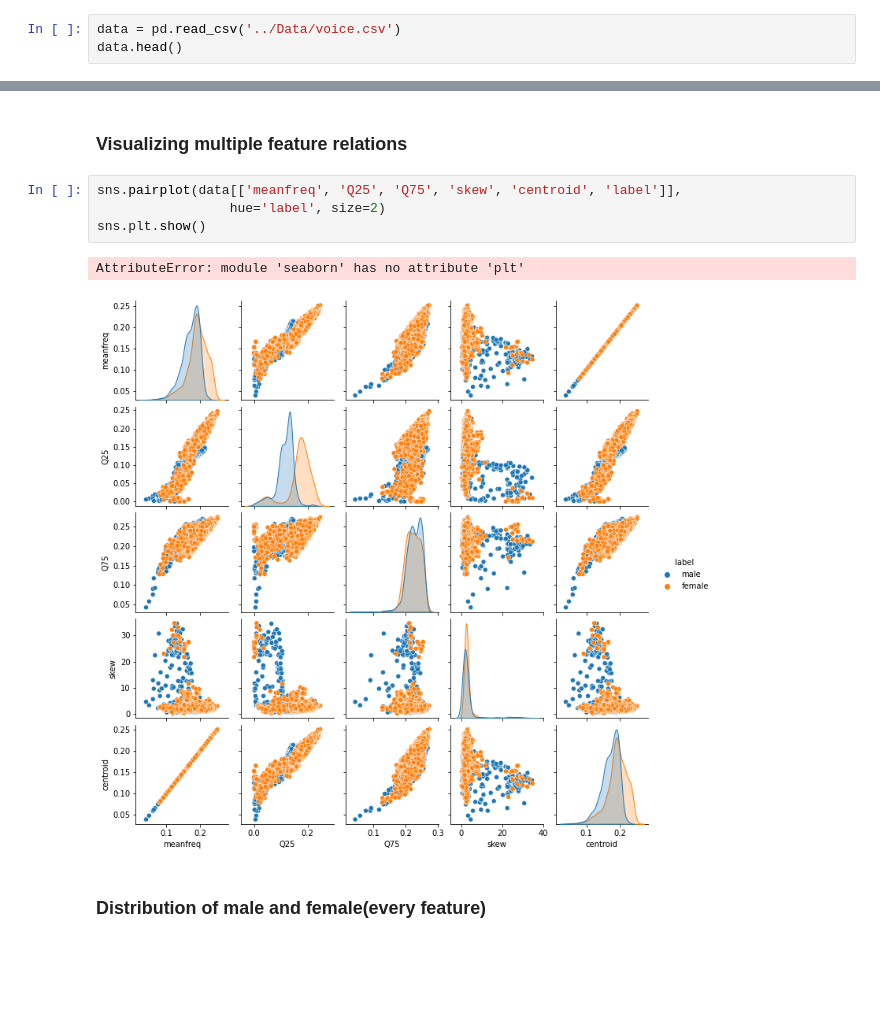
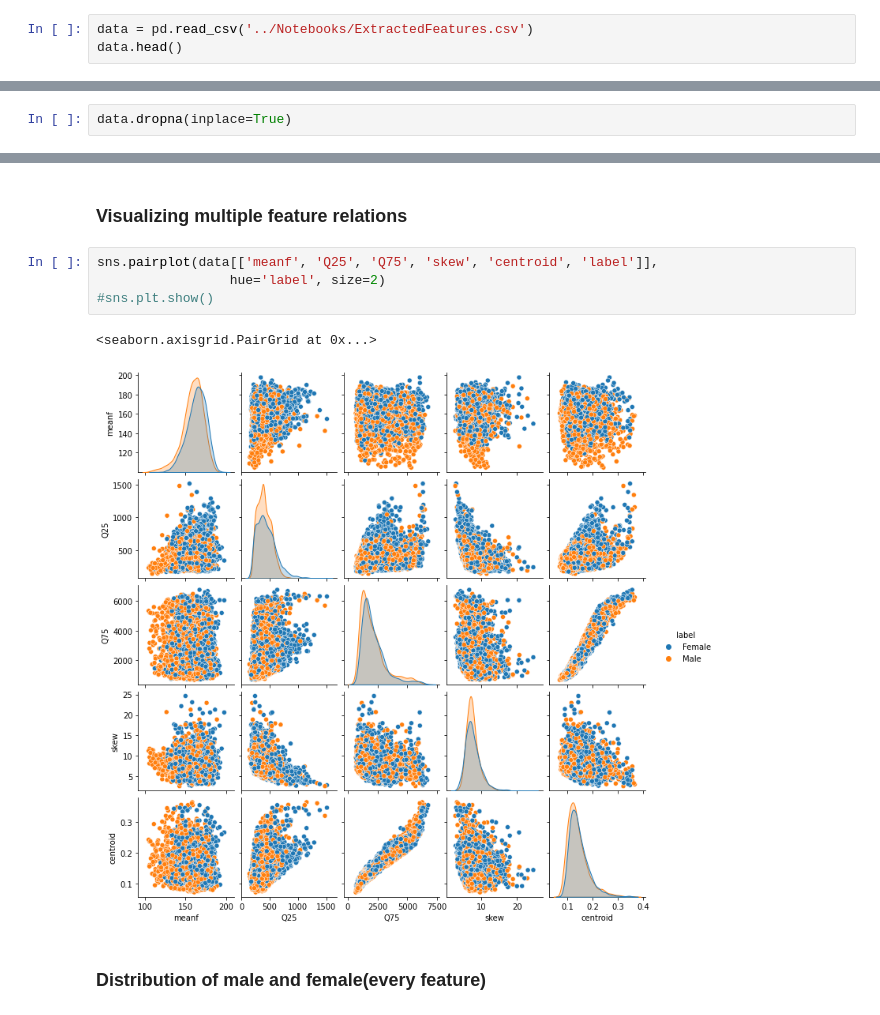
Before and after one commit to alenam0161/GenderRecognitionByVoice, a Jupyter notebook: Notebooks/Data Exploration.ipynb, the cells around one changed output, grey strips where cells are left out. Drawn from its saved outputs; the diff is of its cells as text; blank space fills up the shorter version.

```diff
--- a/Notebooks/Data Exploration.ipynb
+++ b/Notebooks/Data Exploration.ipynb
@@ -15,6 +15,6 @@ import seaborn as sns
 # %% [markdown]
 ### Loading data
 # %%
-data = pd.read_csv('../Data/voice.csv')
+data = pd.read_csv('../Notebooks/ExtractedFeatures.csv')
 data.head()
 # %% [output]
@@ -56,2 +52,4 @@ data.shape
+# %%
+data.dropna(inplace=True)
 # %%
 print("Total number of labels: {}".format(data.shape[0]))
@@ -108,11 +113,11 @@ plt.show()
 # %% [markdown]
 ### Visualizing multiple feature relations
 # %%
-sns.pairplot(data[['meanfreq', 'Q25', 'Q75', 'skew', 'centroid', 'label']],
+sns.pairplot(data[['meanf', 'Q25', 'Q75', 'skew', 'centroid', 'label']],
                  hue='label', size=2)
-sns.plt.show()
+#sns.plt.show()
 # %% [output]
-AttributeError: module 'seaborn' has no attribute 'plt'
+<seaborn.axisgrid.PairGrid at 0x...>
-[figure, old version]
+[figure, new version]
 # %% [markdown]
 ### Distribution of male and female(every feature)
```
Also changed, not shown: parts of 13 cells of this notebook, 4 other files.
